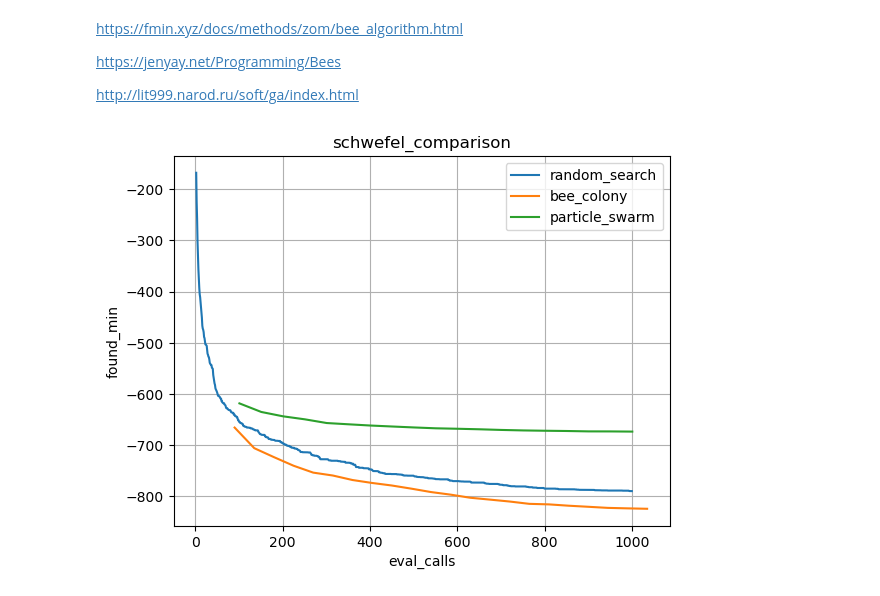
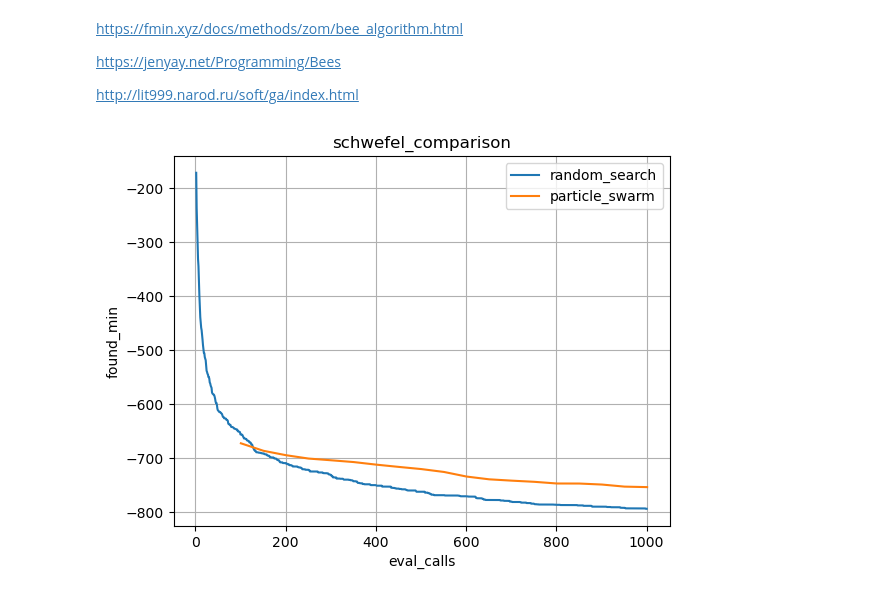
Before and after one commit to makcymal/si, a Jupyter notebook: plane/minimise.ipynb, the cells around one changed output. Cells and saved outputs as stored; diff of their text form; code cells hidden in the pictures.

```diff
--- a/minima/minimize.ipynb
+++ b/plane/minimise.ipynb
@@ -66,11 +68,12 @@ https://jenyay.net/Programming/Bees
 http://lit999.narod.ru/soft/ga/index.html
 # %%
 si.benchmark(
-  func=schwefel,
-  algos=[si.random_search_bench, si.bee_colony_bench, si.particle_swarm_bench],
-  legend=["random_search", "bee_colony", "particle_swarm"],
-  n_iters=100,
-  title="schwefel_comparison",
+    func=schwefel,
+    algos=[si.random_search_bench, si.particle_swarm_bench],
+    legend=["random_search", "particle_swarm"],
+    n_iters=100,
+    eval_calls_lim=1000,
+    title="schwefel_comparison",
 )
 # %% [output]
-[figure, old version]
+[figure, new version]
```
Also changed, not shown: parts of 1 cell of this notebook, 10 other files.
